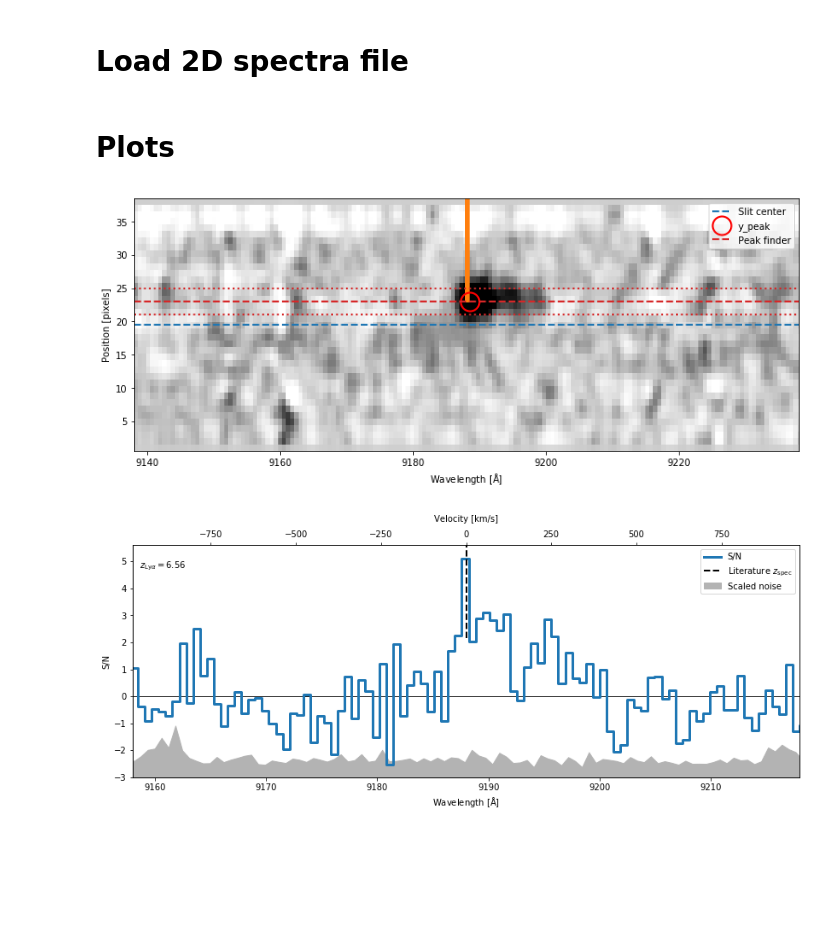
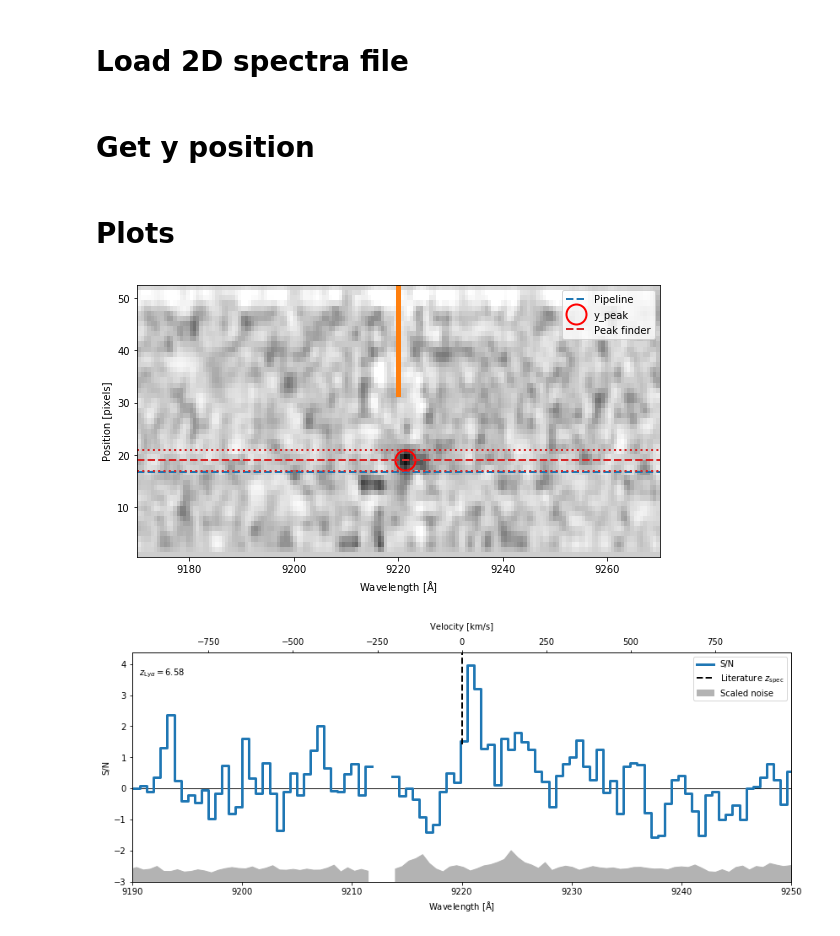
Before and after one commit to charlottenosam/Bino_tools, a Jupyter notebook: examples/quick_bino_plot.ipynb, the cells around one changed output. Cells and saved outputs as stored; diff of their text form; code cells hidden in the pictures; blank space fills up the shorter version.

```diff
--- a/examples/quick_bino_plot.ipynb
+++ b/examples/quick_bino_plot.ipynb
@@ -40,26 +39,31 @@ slits[slits.priority == 6.]
 datadir = os.environ['BINO_DIR']+'2649_BLAS_1a_2019.0208/2019.0208_red_4hrs_190219/'
 
 slits_data_file = datadir+"obj-sky_slits_lin.fits"
+# %% [markdown]
+# Get y position
+# %%
+fdark = datadir+'calib/obj_dark.fits'
+target_offset_px = bt.bino_get_obj_ypos(fdark)
 # %%
 # Load data
-bino_plot = ot.BinoPlotter(slits_data_file)
+bino_plot = bt.BinoPlotter(slits_data_file)
 # %% [markdown]
 # Plots
 # %%
 # Line to center on
-Lya_wave  = 9188. # Wavelength to center on
-posy_d    = 4.    # Pixel width of extraction window for 1D spectrum (4 pix = PSF from stars ~1")
-wave_limA = 30.   # Wavelength range to plot over (Lya_wave /pm wave_limA)
+Lya_wave   = 9220 #9188. # Wavelength to center on
+posy_width = 4.    # Pixel width of extraction window for 1D spectrum (4 pix = PSF from stars ~1")
+wave_limA  = 30.   # Wavelength range to plot over (Lya_wave /pm wave_limA)
 
-targetid = 144 # slit number ( mask id + 1)
+targetid = 50 #144 # slit number ( mask id + 1)
 
-image, ypos = bino_plot.spec2D(target=targetid, wave_lineA=Lya_wave, posy_d=posy_d,
-                               vmin_sig=-0.3, vmax_sig=0.7, wave_limA=50.,
+image, ypos = bino_plot.spec2D(target=targetid, wave_lineA=Lya_wave, posy_width=posy_width,
+                               vmin_sig=-0.3, vmax_sig=0.7, wave_limA=50., posy=target_offset_px[targetid-1],
                                smooth=1.)
 
 bino_plot.spec1D(image, wave_lineA=Lya_wave,
-                 posy_med=ypos, posy_d=posy_d, wave_limA=wave_limA,
+                 posy_med=ypos, posy_width=posy_width, wave_limA=wave_limA,
                  StoN=True)
 # %% [output]
-[figure, old version]
+[figure, new version]
-[figure, old version]
+[figure, new version]
```
Also changed, not shown: parts of 2 cells of this notebook, 12 other files.
